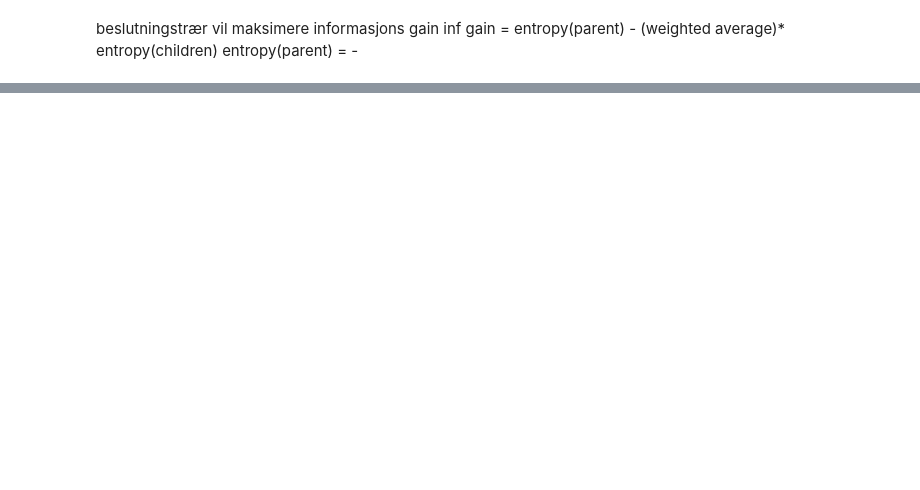
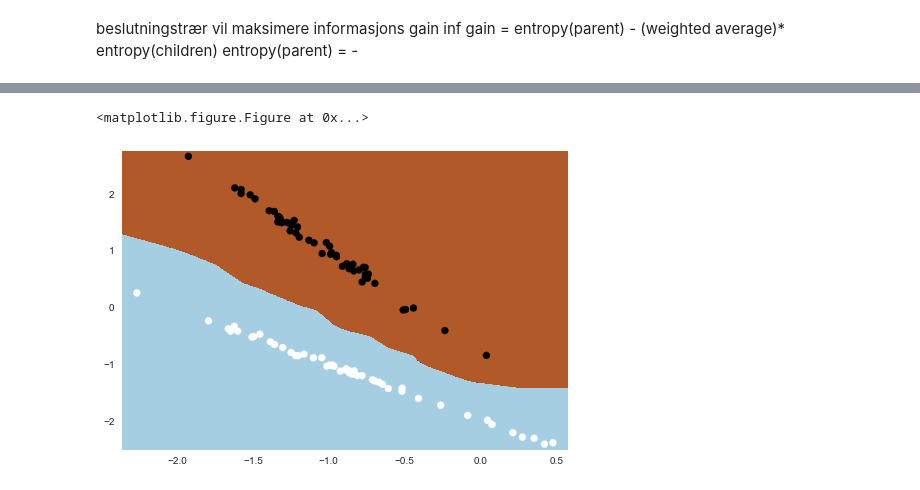
Before and after one commit to MarieRoald/MLkurs, a Jupyter notebook: notebooks/QuizExamples.ipynb, the cells around one changed output, grey strips where cells are left out. Saved outputs shown, nothing was run; the diff lists cells and outputs as text; code cells hidden in the pictures; blank space fills up the shorter version.

```diff
--- a/notebooks/QuizExamples.ipynb
+++ b/notebooks/QuizExamples.ipynb
@@ -418,0 +566,14 @@ sum(f==0)
+# %%
+X3, Y3 = make_classification(n_features=2, n_redundant=0, n_informative=2,
+                             n_clusters_per_class=1,flip_y=0.0,random_state=12)
+figure()
+
+clf = KNeighborsClassifier(n_neighbors=1)
+clf.fit(X3,Y3)
+
+plot_boundary(X3,clf,padding=0.1,plot_step=0.005)
+scatter(X3[:, 0], X3[:, 1], marker='o', c=Y3)
+show()
+# %% [output]
+<matplotlib.figure.Figure at 0x...>
+[figure, added]
```
Also changed, not shown: parts of 17 cells of this notebook, 12 other files.
